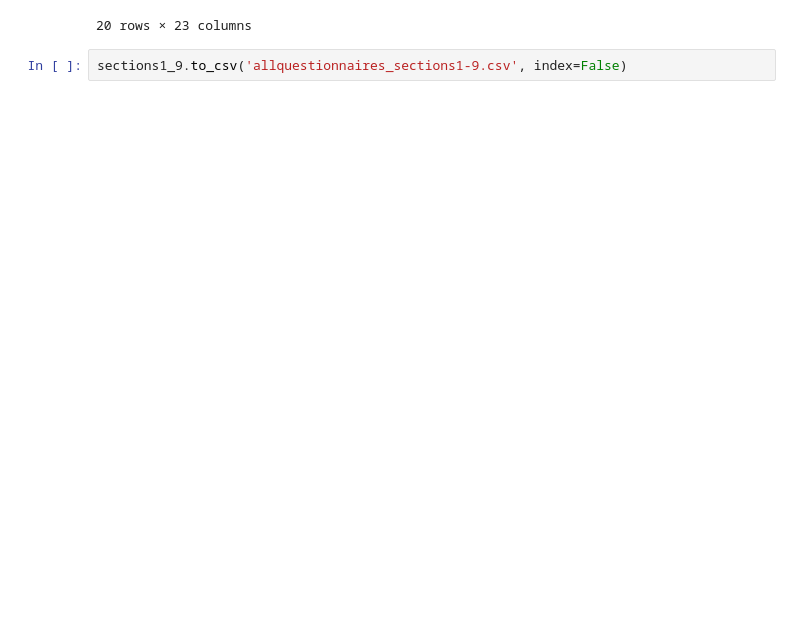
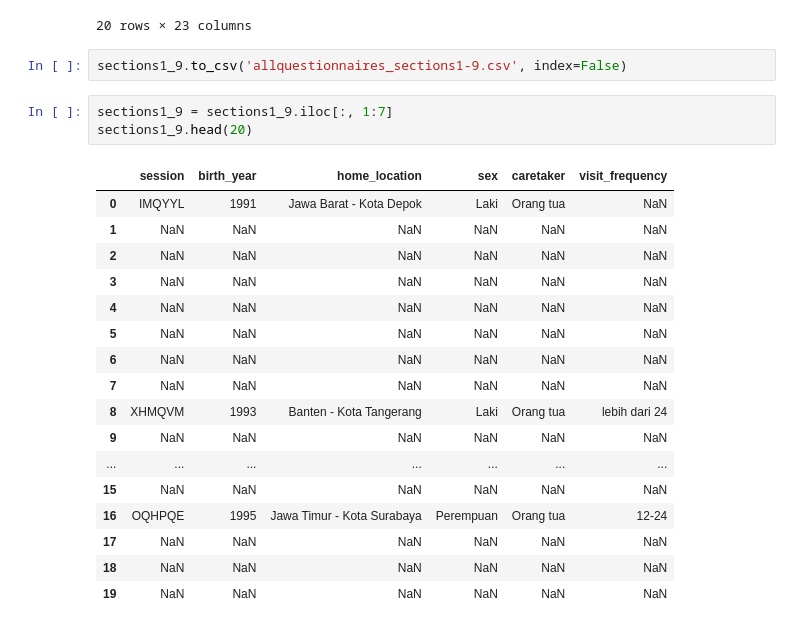
Before and after one commit to rlinerud/jawa-surveys, a Jupyter notebook: scripts/preprocessing.ipynb, the cells around one changed output. Saved outputs shown, nothing was run; the diff lists cells and outputs as text; blank space fills up the shorter version.

```diff
--- a/scripts/preprocessing.ipynb
+++ b/scripts/preprocessing.ipynb
@@ -150,3 +150,24 @@ sections1_9.head(20)
 20 rows × 23 columns
 # %%
 sections1_9.to_csv('allquestionnaires_sections1-9.csv', index=False)
+# %%
+sections1_9 = sections1_9.iloc[:, 1:7]
+sections1_9.head(20)
+# %% [output]
+|  | session | birth_year | home_location | sex | caretaker | visit_frequency |
+| 0 | IMQYYL | 1991 | Jawa Barat - Kota Depok | Laki | Orang tua | NaN |
+| 1 | NaN | NaN | NaN | NaN | NaN | NaN |
+| 2 | NaN | NaN | NaN | NaN | NaN | NaN |
+| 3 | NaN | NaN | NaN | NaN | NaN | NaN |
+| 4 | NaN | NaN | NaN | NaN | NaN | NaN |
+| 5 | NaN | NaN | NaN | NaN | NaN | NaN |
+| 6 | NaN | NaN | NaN | NaN | NaN | NaN |
+| 7 | NaN | NaN | NaN | NaN | NaN | NaN |
+| 8 | XHMQVM | 1993 | Banten - Kota Tangerang | Laki | Orang tua | lebih dari 24 |
+| 9 | NaN | NaN | NaN | NaN | NaN | NaN |
+| ... | ... | ... | ... | ... | ... | ... |
+| 15 | NaN | NaN | NaN | NaN | NaN | NaN |
+| 16 | OQHPQE | 1995 | Jawa Timur - Kota Surabaya | Perempuan | Orang tua | 12-24 |
+| 17 | NaN | NaN | NaN | NaN | NaN | NaN |
+| 18 | NaN | NaN | NaN | NaN | NaN | NaN |
+| 19 | NaN | NaN | NaN | NaN | NaN | NaN |
```
Also changed, not shown: parts of 13 cells of this notebook, 1 other file.
